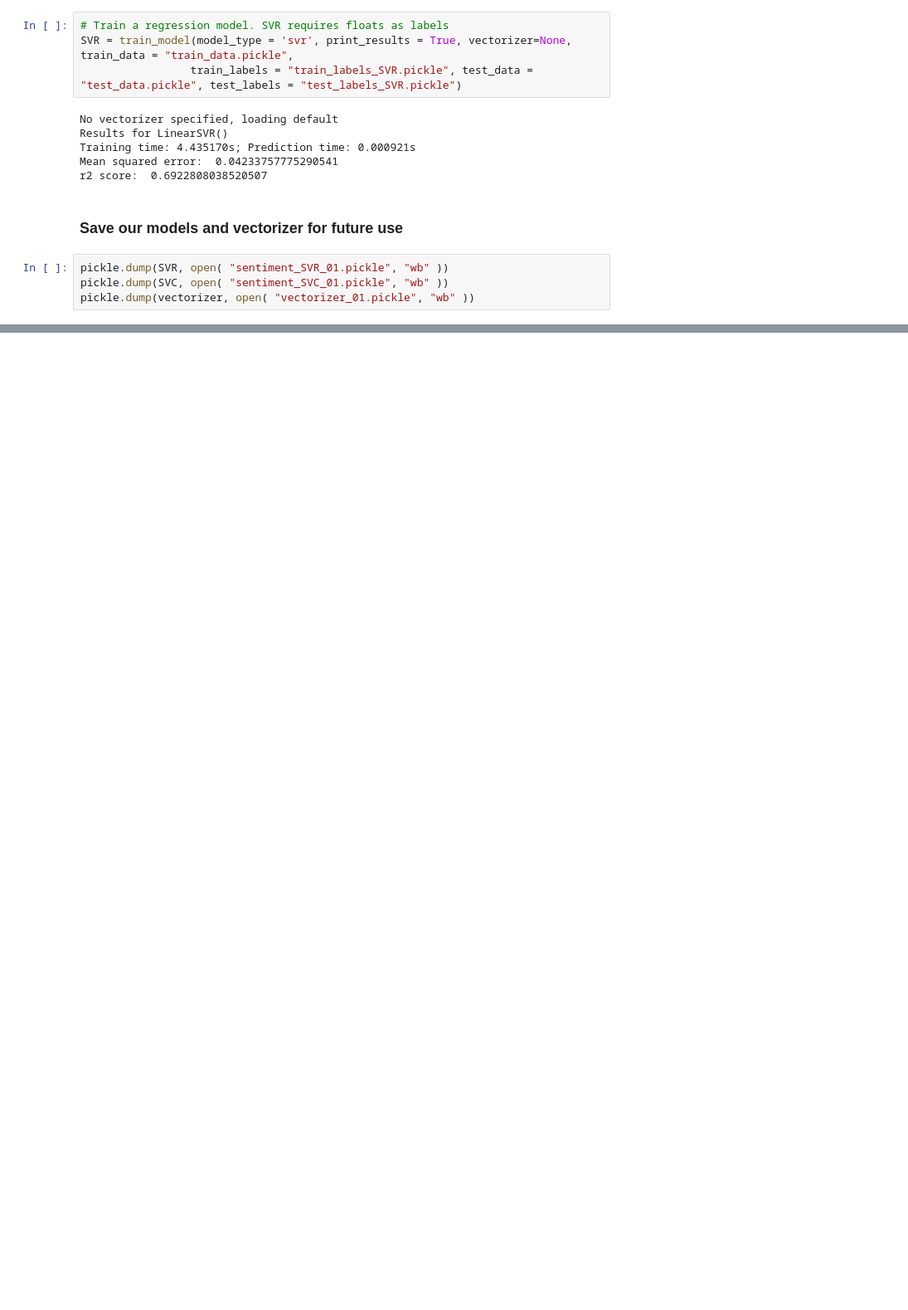
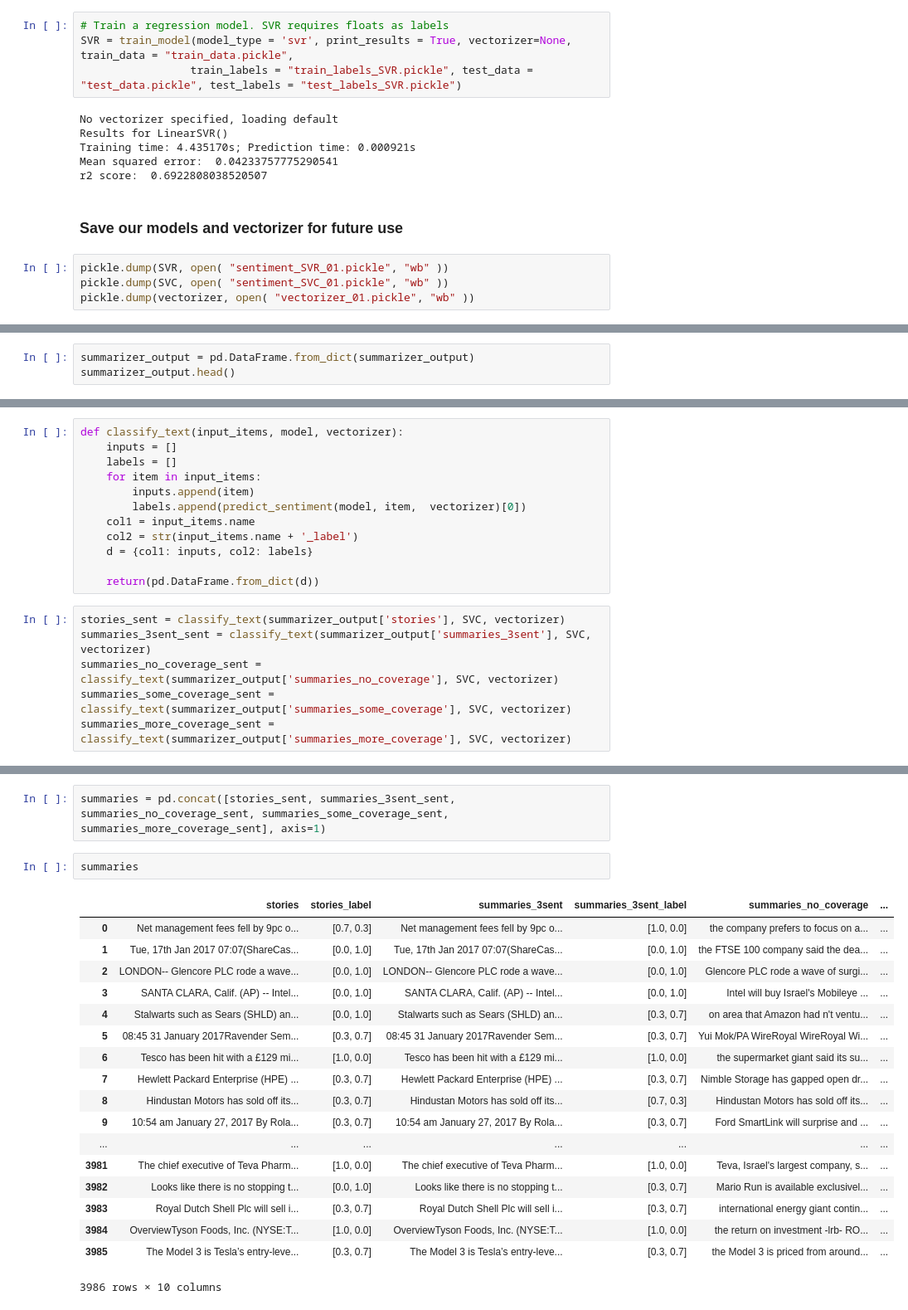
Before and after one commit to iamthevastidledhitchhiker/Zentropy, a Jupyter notebook: components/aspect_sentiment/SVM/SVC_SVR_Sentiment.ipynb, the cells around one changed output, grey strips where cells are left out. Shown at 83% size. Cells and saved outputs as stored; diff of their text form; blank space fills up the shorter version.

Commit message:
added summarizer output comparisons

```diff
--- a/components/aspect_sentiment/SVM/SVC_SVR_Sentiment.ipynb
+++ b/components/aspect_sentiment/SVM/SVC_SVR_Sentiment.ipynb
@@ -99,0 +106,3 @@ pickle.dump(vectorizer, open( "vectorizer_01.pickle", "wb" ))
+# %%
+summarizer_output = pd.DataFrame.from_dict(summarizer_output)
+summarizer_output.head()
@@ -99,0 +116,18 @@ pickle.dump(vectorizer, open( "vectorizer_01.pickle", "wb" ))
+# %%
+def classify_text(input_items, model, vectorizer):
+    inputs = []
+    labels = []
+    for item in input_items:
+        inputs.append(item)
+        labels.append(predict_sentiment(model, item,  vectorizer)[0])
+    col1 = input_items.name
+    col2 = str(input_items.name + '_label')
+    d = {col1: inputs, col2: labels}
+
+    return(pd.DataFrame.from_dict(d))
+# %%
+stories_sent = classify_text(summarizer_output['stories'], SVC, vectorizer)
+summaries_3sent_sent = classify_text(summarizer_output['summaries_3sent'], SVC, vectorizer)
+summaries_no_coverage_sent = classify_text(summarizer_output['summaries_no_coverage'], SVC, vectorizer)
+summaries_some_coverage_sent = classify_text(summarizer_output['summaries_some_coverage'], SVC, vectorizer)
+summaries_more_coverage_sent = classify_text(summarizer_output['summaries_more_coverage'], SVC, vectorizer)
@@ -99,0 +179,23 @@ pickle.dump(vectorizer, open( "vectorizer_01.pickle", "wb" ))
+# %%
+summaries = pd.concat([stories_sent, summaries_3sent_sent, summaries_no_coverage_sent, summaries_some_coverage_sent, summaries_more_coverage_sent], axis=1)
+# %%
+summaries
+# %% [output]
+|  | stories | stories_label | summaries_3sent | summaries_3sent_label | summaries_no_coverage | ... |
+| 0 | Net management fees fell by 9pc o... | [0.7, 0.3] | Net management fees fell by 9pc o... | [1.0, 0.0] | the company prefers to focus on a... | ... |
+| 1 | Tue, 17th Jan 2017 07:07(ShareCas... | [0.0, 1.0] | Tue, 17th Jan 2017 07:07(ShareCas... | [0.0, 1.0] | the FTSE 100 company said the dea... | ... |
+| 2 | LONDON-- Glencore PLC rode a wave... | [0.0, 1.0] | LONDON-- Glencore PLC rode a wave... | [0.0, 1.0] | Glencore PLC rode a wave of surgi... | ... |
+| 3 | SANTA CLARA, Calif. (AP) -- Intel... | [0.0, 1.0] | SANTA CLARA, Calif. (AP) -- Intel... | [0.0, 1.0] | Intel will buy Israel's Mobileye ... | ... |
+| 4 | Stalwarts such as Sears (SHLD) an... | [0.0, 1.0] | Stalwarts such as Sears (SHLD) an... | [0.3, 0.7] | on area that Amazon had n't ventu... | ... |
+| 5 | 08:45 31 January 2017Ravender Sem... | [0.3, 0.7] | 08:45 31 January 2017Ravender Sem... | [0.3, 0.7] | Yui Mok/PA WireRoyal WireRoyal Wi... | ... |
+| 6 | Tesco has been hit with a £129 mi... | [1.0, 0.0] | Tesco has been hit with a £129 mi... | [1.0, 0.0] | the supermarket giant said its su... | ... |
+| 7 | Hewlett Packard Enterprise (HPE) ... | [0.3, 0.7] | Hewlett Packard Enterprise (HPE) ... | [0.3, 0.7] | Nimble Storage has gapped open dr... | ... |
+| 8 | Hindustan Motors has sold off its... | [0.3, 0.7] | Hindustan Motors has sold off its... | [0.7, 0.3] | Hindustan Motors has sold off its... | ... |
+| 9 | 10:54 am January 27, 2017 By Rola... | [0.3, 0.7] | 10:54 am January 27, 2017 By Rola... | [0.3, 0.7] | Ford SmartLink will surprise and ... | ... |
+| ... | ... | ... | ... | ... | ... | ... |
+| 3981 | The chief executive of Teva Pharm... | [1.0, 0.0] | The chief executive of Teva Pharm... | [1.0, 0.0] | Teva, Israel's largest company, s... | ... |
+| 3982 | Looks like there is no stopping t... | [0.0, 1.0] | Looks like there is no stopping t... | [0.3, 0.7] | Mario Run is available exclusivel... | ... |
+| 3983 | Royal Dutch Shell Plc will sell i... | [0.3, 0.7] | Royal Dutch Shell Plc will sell i... | [0.3, 0.7] | international energy giant contin... | ... |
+| 3984 | OverviewTyson Foods, Inc. (NYSE:T... | [1.0, 0.0] | OverviewTyson Foods, Inc. (NYSE:T... | [1.0, 0.0] | the return on investment -lrb- RO... | ... |
+| 3985 | The Model 3 is Tesla’s entry-leve... | [0.3, 0.7] | The Model 3 is Tesla’s entry-leve... | [0.3, 0.7] | the Model 3 is priced from around... | ... |
+3986 rows × 10 columns
```
Also changed, not shown: parts of 11 cells of this notebook, 4 other files.
